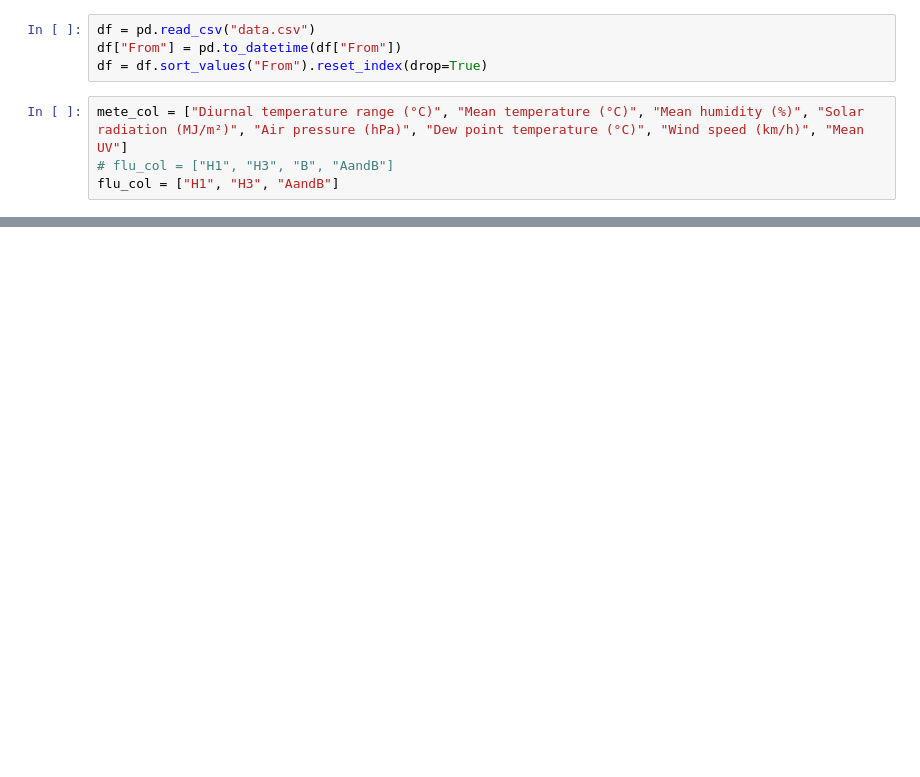
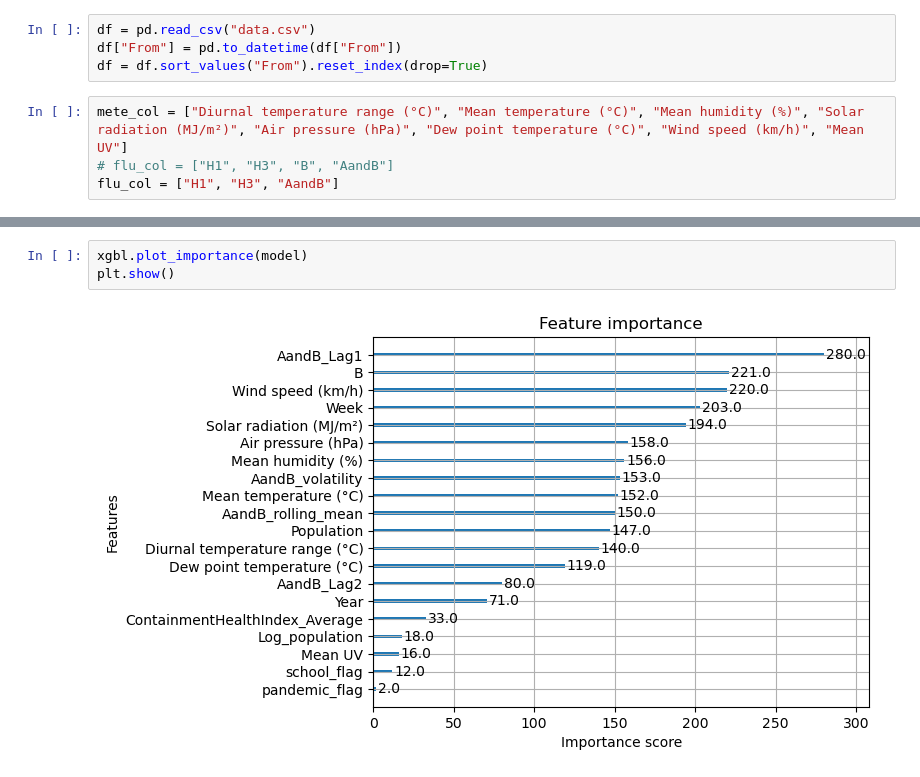
Before and after one commit to yansk1101/4096_dsproject, a Jupyter notebook: XGBoost.ipynb, the cells around one changed output, grey strips where cells are left out. Cells and saved outputs as stored; diff of their text form; blank space fills up the shorter version.

```diff
--- a/XGBoost.ipynb
+++ b/XGBoost.ipynb
@@ -141,0 +146,5 @@ R2:  0.8780
+# %%
+xgbl.plot_importance(model)
+plt.show()
+# %% [output]
+[figure, added]
```
Also changed, not shown: parts of 3 cells of this notebook, 6 other files.
